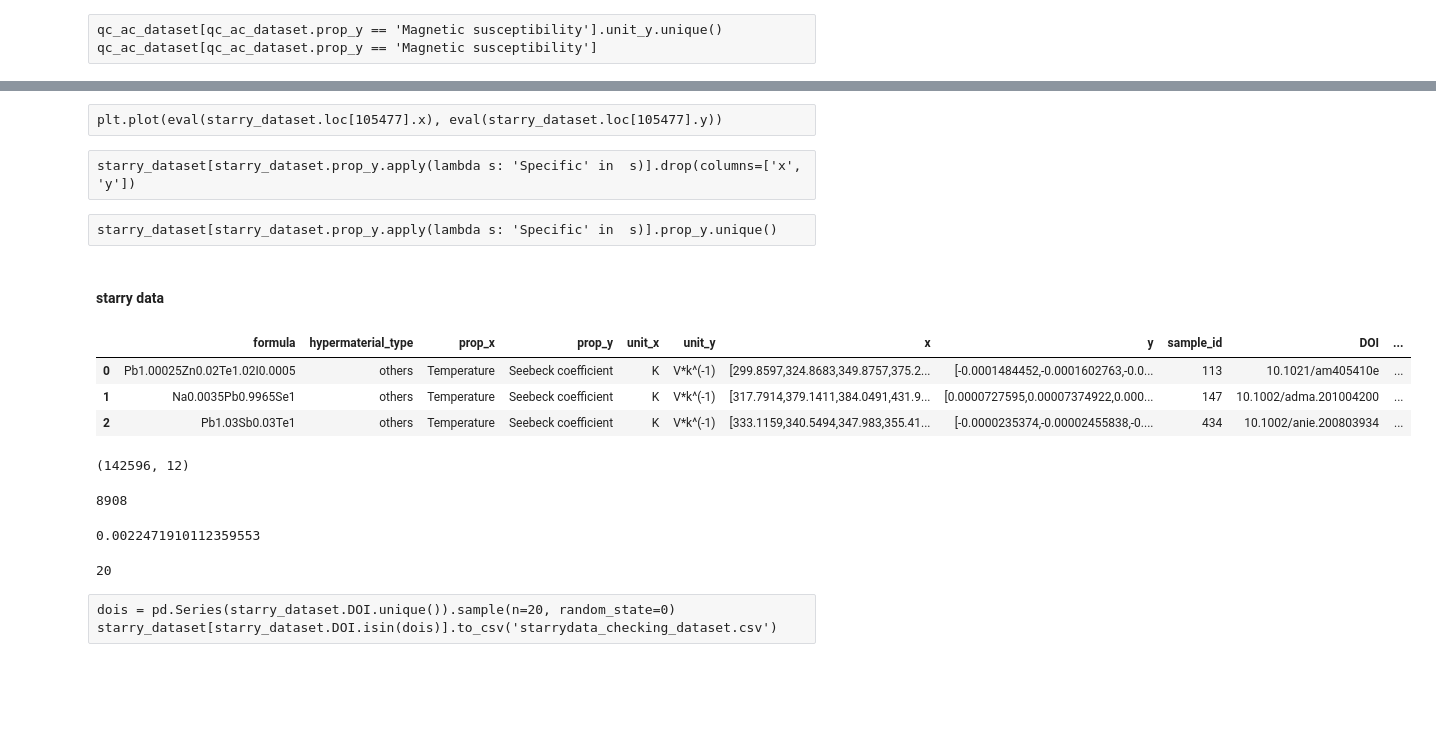
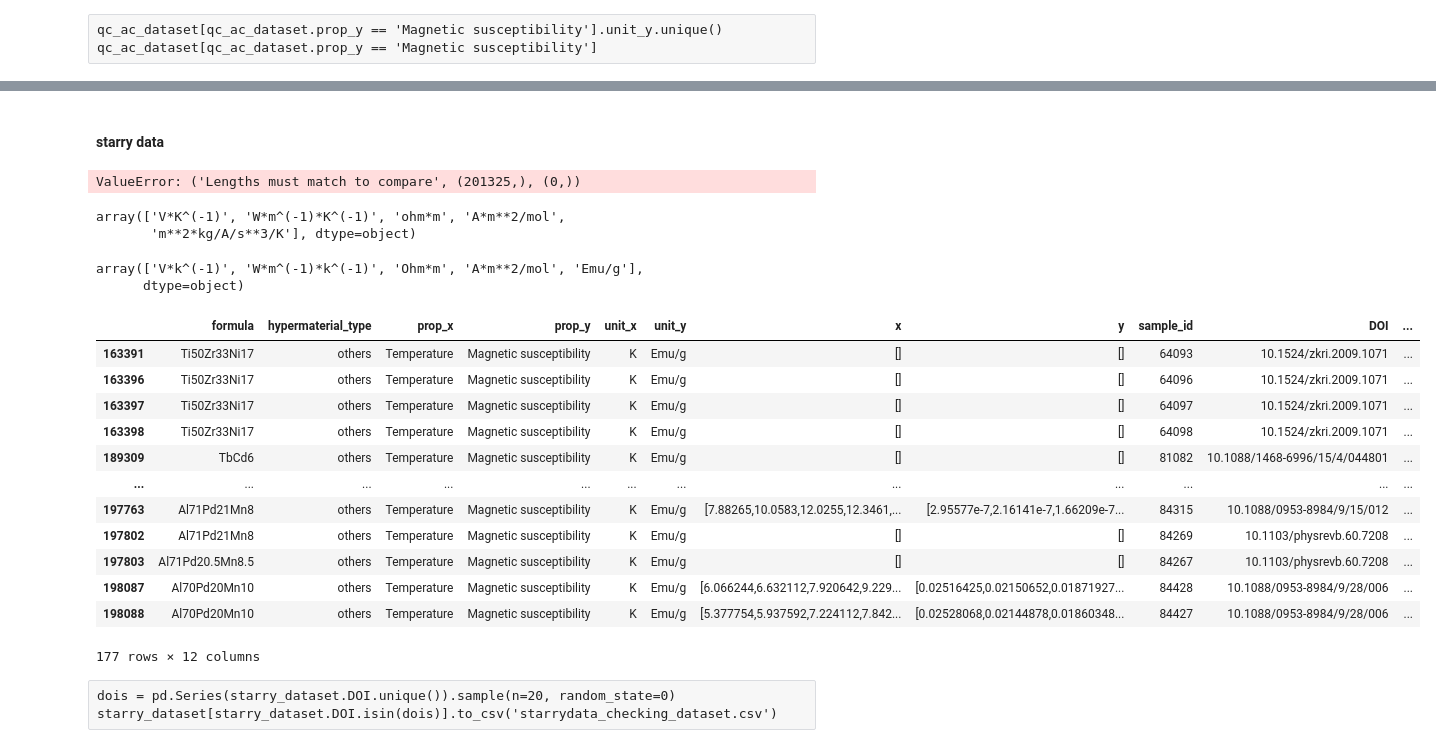
Before and after one commit to TsumiNa/foundation_model, a Jupyter notebook: data/scripts/process_ac_qe_te_data.ipynb, the cells around one changed output, grey strips where cells are left out. Saved outputs shown, nothing was run; the diff lists cells and outputs as text; code cells hidden in the pictures; blank space fills up the shorter version.

```diff
--- a/data/scripts/process_ac_qe_te_data.ipynb
+++ b/data/scripts/process_ac_qe_te_data.ipynb
@@ -178,13 +398,8 @@ Name: count, dtype: int64
-# %% [raw]
-plt.plot(eval(starry_dataset.loc[105477].x), eval(starry_dataset.loc[105477].y))
-# %% [raw]
-starry_dataset[starry_dataset.prop_y.apply(lambda s: 'Specific' in  s)].drop(columns=['x', 'y'])
-# %% [raw]
-starry_dataset[starry_dataset.prop_y.apply(lambda s: 'Specific' in  s)].prop_y.unique()
 # %% [markdown]
 #### starry data
 # %%
-starry_dataset = pd.read_csv('../raw/starrydata_curves_20250201.csv')
+starry_dataset = pd.read_csv('../raw/starrydata_dataset_20250531/starrydata_curves.csv')
+starry_dataset = starry_dataset[(starry_dataset.x == ) & (starry_dataset.x != [])]
 starry_dataset = starry_dataset.rename(columns={'composition': 'formula'})
 starry_dataset = starry_dataset.assign(
     prop_x=starry_dataset.prop_x.apply(lambda s: format_title(s, to_snake=False)),
@@ -195,8 +410,9 @@ starry_dataset = starry_dataset.assign(
 
 # Drop extremely small data
 starry_dataset = starry_dataset[starry_dataset.unit_x == 'K']
-starry_dataset = starry_dataset[~starry_dataset.prop_y.isin(['Carrier thermal conductivity', 'Phonon thermal conductance'])]
-starry_dataset = starry_dataset[starry_dataset.prop_y.isin(starry_dataset.prop_y.unique()[starry_dataset.prop_y.value_counts() >= 500])]
+starry_dataset = starry_dataset[~starry_dataset.unit_y.isin(['V', 'V/k'])]
+starry_dataset = starry_dataset[starry_dataset.prop_y.isin(['Seebeck coefficient', 'Thermal conductivity', 'Electrical resistivity', 'Magnetic susceptibility'])]
+starry_dataset = starry_dataset[starry_dataset.prop_y.isin(starry_dataset.prop_y.unique()[starry_dataset.prop_y.value_counts() >= 100])]
 
 starry_dataset = starry_dataset[~starry_dataset.sample_id.isin([int(i) for i in qc_ac_dataset.sample_id if not i.startswith('hmt')])].assign(hypermaterial_type='others')
 starry_dataset = starry_dataset[[
@@ -207,27 +423,44 @@ starry_dataset = starry_dataset[[
 starry_dataset = starry_dataset.assign(composition=starry_dataset['formula'].apply(convert_composition)).dropna()
 starry_dataset = starry_dataset.assign(elements=starry_dataset.composition.apply(lambda c: tuple([str(e) for e in c.elements])))
 
+# Align unit of Magnetic susceptibility
+tmp = starry_dataset[(starry_dataset.unit_y == 'emu*g^(-1)') | (starry_dataset.unit_y == 'Emu/g')]
+tmp = tmp.assign(
+    unit_y='A*m**2/mol',
+    y=[convert_mass_magnetization(comp, y).tolist() for comp, y in zip(tmp.composition, tmp.y)]
+)
+starry_dataset.loc[tmp.index] = tmp
+
 starry_dataset.head(3)
 starry_dataset.shape
 # %% [output]
-|  | formula | hypermaterial_type | prop_x | prop_y | unit_x | unit_y | x | y | sample_id | DOI | ... |
-| 0 | Pb1.00025Zn0.02Te1.02I0.0005 | others | Temperature | Seebeck coefficient | K | V*k^(-1) | [299.8597,324.8683,349.8757,375.2... | [-0.0001484452,-0.0001602763,-0.0... | 113 | 10.1021/am405410e | ... |
-| 1 | Na0.0035Pb0.9965Se1 | others | Temperature | Seebeck coefficient | K | V*k^(-1) | [317.7914,379.1411,384.0491,431.9... | [0.0000727595,0.00007374922,0.000... | 147 | 10.1002/adma.201004200 | ... |
-| 2 | Pb1.03Sb0.03Te1 | others | Temperature | Seebeck coefficient | K | V*k^(-1) | [333.1159,340.5494,347.983,355.41... | [-0.0000235374,-0.00002455838,-0.... | 434 | 10.1002/anie.200803934 | ... |
-(142596, 12)
+ValueError: ('Lengths must match to compare', (201325,), (0,))
-# %%
-starry_dataset.DOI.nunique()
-# %% [output]
-8908
-# %%
-20 / 8900
-# %% [output]
-0.0022471910112359553
-# %%
-dois = pd.Series(starry_dataset.DOI.unique())
-dois.nunique()
-# %% [output]
-20
+# %%
+qc_ac_dataset_rebuild.unit.unique()
+# %% [output]
+array(['V*K^(-1)', 'W*m^(-1)*K^(-1)', 'ohm*m', 'A*m**2/mol',
+       'm**2*kg/A/s**3/K'], dtype=object)
+# %%
+starry_dataset.unit_y.unique()
+# %% [output]
+array(['V*k^(-1)', 'W*m^(-1)*k^(-1)', 'Ohm*m', 'A*m**2/mol', 'Emu/g'],
+      dtype=object)
+# %%
+starry_dataset[starry_dataset.unit_y == 'Emu/g']
+# %% [output]
+|  | formula | hypermaterial_type | prop_x | prop_y | unit_x | unit_y | x | y | sample_id | DOI | ... |
+| 163391 | Ti50Zr33Ni17 | others | Temperature | Magnetic susceptibility | K | Emu/g | [] | [] | 64093 | 10.1524/zkri.2009.1071 | ... |
+| 163396 | Ti50Zr33Ni17 | others | Temperature | Magnetic susceptibility | K | Emu/g | [] | [] | 64096 | 10.1524/zkri.2009.1071 | ... |
+| 163397 | Ti50Zr33Ni17 | others | Temperature | Magnetic susceptibility | K | Emu/g | [] | [] | 64097 | 10.1524/zkri.2009.1071 | ... |
+| 163398 | Ti50Zr33Ni17 | others | Temperature | Magnetic susceptibility | K | Emu/g | [] | [] | 64098 | 10.1524/zkri.2009.1071 | ... |
+| 189309 | TbCd6 | others | Temperature | Magnetic susceptibility | K | Emu/g | [] | [] | 81082 | 10.1088/1468-6996/15/4/044801 | ... |
+| ... | ... | ... | ... | ... | ... | ... | ... | ... | ... | ... | ... |
+| 197763 | Al71Pd21Mn8 | others | Temperature | Magnetic susceptibility | K | Emu/g | [7.88265,10.0583,12.0255,12.3461,... | [2.95577e-7,2.16141e-7,1.66209e-7... | 84315 | 10.1088/0953-8984/9/15/012 | ... |
+| 197802 | Al71Pd21Mn8 | others | Temperature | Magnetic susceptibility | K | Emu/g | [] | [] | 84269 | 10.1103/physrevb.60.7208 | ... |
+| 197803 | Al71Pd20.5Mn8.5 | others | Temperature | Magnetic susceptibility | K | Emu/g | [] | [] | 84267 | 10.1103/physrevb.60.7208 | ... |
+| 198087 | Al70Pd20Mn10 | others | Temperature | Magnetic susceptibility | K | Emu/g | [6.066244,6.632112,7.920642,9.229... | [0.02516425,0.02150652,0.01871927... | 84428 | 10.1088/0953-8984/9/28/006 | ... |
+| 198088 | Al70Pd20Mn10 | others | Temperature | Magnetic susceptibility | K | Emu/g | [5.377754,5.937592,7.224112,7.842... | [0.02528068,0.02144878,0.01860348... | 84427 | 10.1088/0953-8984/9/28/006 | ... |
+177 rows × 12 columns
 # %% [raw]
 dois = pd.Series(starry_dataset.DOI.unique()).sample(n=20, random_state=0)
 starry_dataset[starry_dataset.DOI.isin(dois)].to_csv('starrydata_checking_dataset.csv')
```
Also changed, not shown: parts of 8 cells of this notebook, 1 other file.
